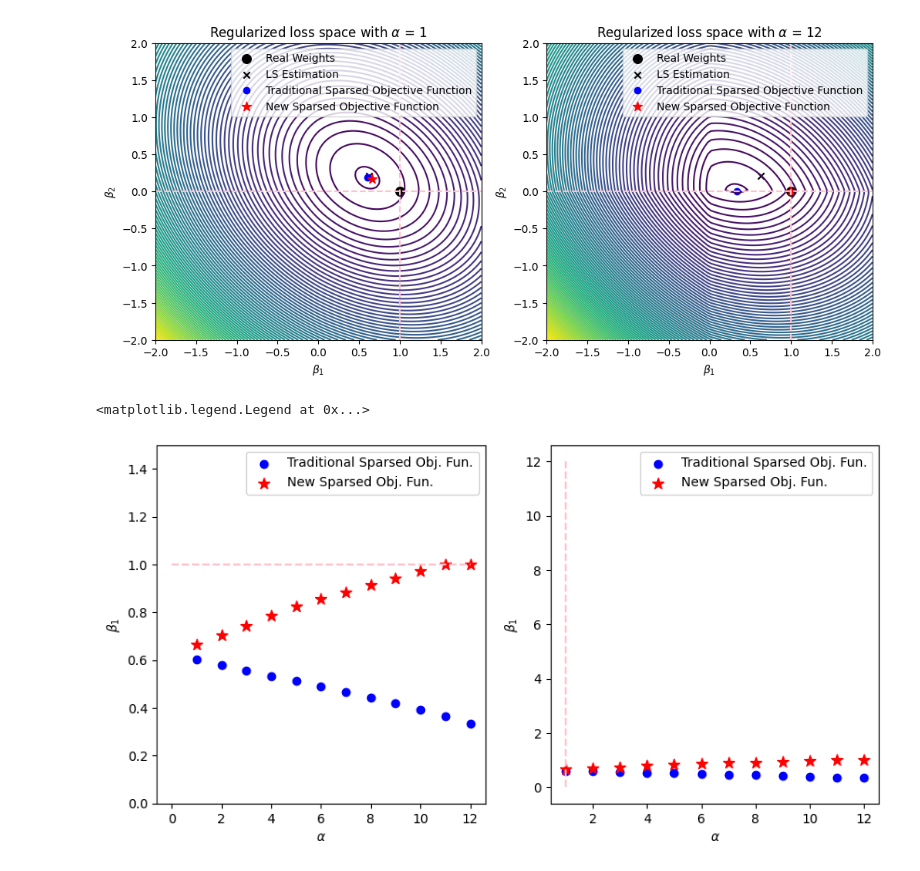
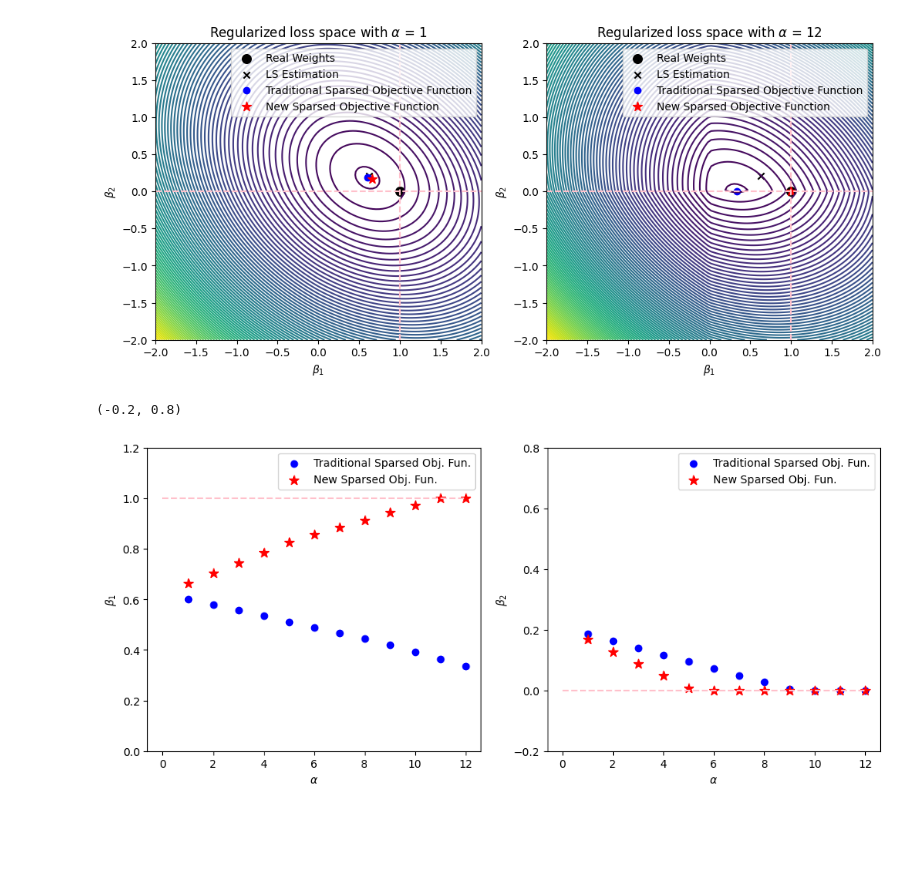
Before and after one commit to shahrzaddii/https---github.com-shahrzaddii-Sparsity, a Jupyter notebook: sparsity.ipynb, the cells around one changed output. Drawn from its saved outputs; the diff is of its cells as text; code cells hidden in the pictures; blank space fills up the shorter version.

Commit message:
penalty function edited.

```diff
--- a/sparsity.ipynb
+++ b/sparsity.ipynb
@@ -189,26 +222,27 @@ plt.show()
 # %%
 from matplotlib import pyplot as plt
 
-_, axs = plt.subplots(1, 2, figsize=(10, 5))
+_, axs = plt.subplots(1, 2, figsize=(12, 5))
 
 alpha_range = np.asarray(range(12))+1
 
 axs[0].hlines(1,0,12,linestyles='--',colors='pink')
 axs[0].scatter(alpha_range, traditional_penalty[:,0], marker='o', color='blue', label='Traditional Sparsed Obj. Fun.')
 axs[0].scatter(alpha_range, piecewise_penalty[:,0], marker='*', color='red', s=80, label='New Sparsed Obj. Fun.')
 axs[0].set_xlabel('$\\alpha$')
 axs[0].set_ylabel('$\\beta_1$')
 axs[0].legend()
 axs[0].set_ylim([0, 1.2])
 # axs[0].title.set_text('$\\beta_1$ vs $\\alpha$')
 
-axs[1].vlines(1,0,12,linestyles='--',colors='pink')
-axs[1].scatter(alpha_range, traditional_penalty[:,0], marker='o', color='blue', label='Traditional Sparsed Obj. Fun.')
-axs[1].scatter(alpha_range, piecewise_penalty[:,0], marker='*', color='red', s=80, label='New Sparsed Obj. Fun.')
+axs[1].hlines(0,0,12,linestyles='--',colors='pink')
+axs[1].scatter(alpha_range, traditional_penalty[:,1], marker='o', color='blue', label='Traditional Sparsed Obj. Fun.')
+axs[1].scatter(alpha_range, piecewise_penalty[:,1], marker='*', color='red', s=80, label='New Sparsed Obj. Fun.')
 axs[1].set_xlabel('$\\alpha$')
-axs[1].set_ylabel('$\\beta_1$')
+axs[1].set_ylabel('$\\beta_2$')
 axs[1].legend()
+axs[1].set_ylim([-0.2, 0.8])
 # axs[0].title.set_text('$\\beta_1$ vs $\\alpha$')
 # %% [output]
-<matplotlib.legend.Legend at 0x...>
+(-0.2, 0.8)
-[figure, old version]
+[figure, new version]
```
Also changed, not shown: parts of 4 cells of this notebook.
